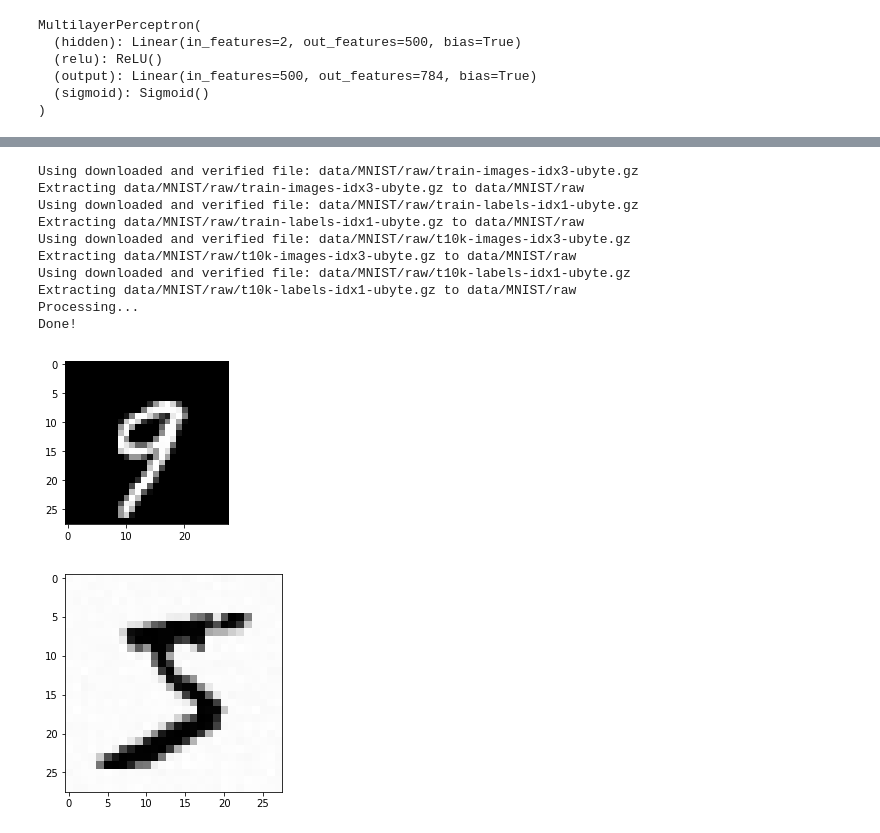
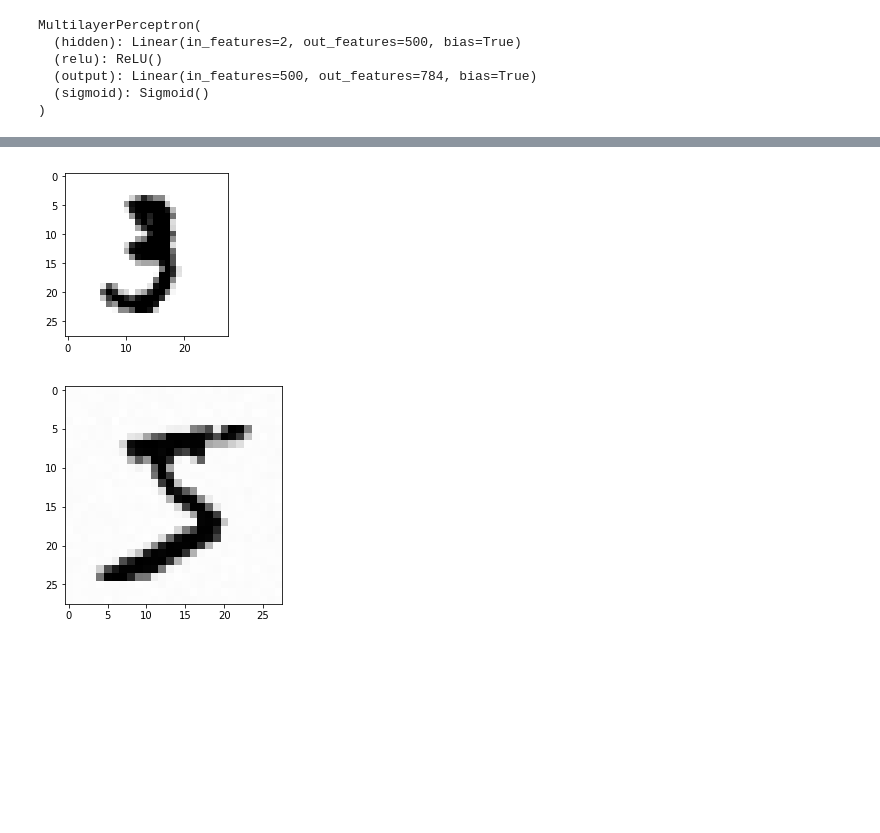
Before and after one commit to gabrielkasmi/ot_gan_ensae, a Jupyter notebook: autodiff_ot_gan.ipynb, the cells around one changed output, grey strips where cells are left out. Saved outputs shown, nothing was run; the diff lists cells and outputs as text; code cells hidden in the pictures; blank space fills up the shorter version.

```diff
--- a/autodiff_ot_gan.ipynb
+++ b/autodiff_ot_gan.ipynb
@@ -76,45 +76,35 @@ imshow(test.forward(x))
 transform = transforms.ToTensor()
 
 # get the training datasets
 train_data = datasets.MNIST(root='data', train=True,
                                    download=True, transform=transform)
 
 
 
 # number of subprocesses to use for data loading
 num_workers = 0
 # how many samples per batch to load
 batch_size = 64
 
 # prepare data loader
 train_loader = torch.utils.data.DataLoader(train_data, batch_size=batch_size,
                                            num_workers=num_workers)
 
 dataiter = iter(train_loader)
 images, labels = dataiter.next()
 
 images_np = images.numpy()
 
 
 # get one image from the batch
 img = np.squeeze(images_np[np.random.randint(len(images))])
 
 fig = plt.figure(figsize = (3,3))
 ax = fig.add_subplot(111)
-ax.imshow(img, cmap='gray')
+ax.imshow(img, cmap='gray_r')
 plt.show()
 # %% [output]
-Using downloaded and verified file: data/MNIST/raw/train-images-idx3-ubyte.gz
-Extracting data/MNIST/raw/train-images-idx3-ubyte.gz to data/MNIST/raw
-Using downloaded and verified file: data/MNIST/raw/train-labels-idx1-ubyte.gz
-Extracting data/MNIST/raw/train-labels-idx1-ubyte.gz to data/MNIST/raw
-Using downloaded and verified file: data/MNIST/raw/t10k-images-idx3-ubyte.gz
-Extracting data/MNIST/raw/t10k-images-idx3-ubyte.gz to data/MNIST/raw
-Using downloaded and verified file: data/MNIST/raw/t10k-labels-idx1-ubyte.gz
-Extracting data/MNIST/raw/t10k-labels-idx1-ubyte.gz to data/MNIST/raw
-Processing...
-Done!
-[figure, old version]
+[figure, new version]
 # %%
 img_test = images[0]
 # %%
```
Also changed, not shown: parts of 17 cells of this notebook.
